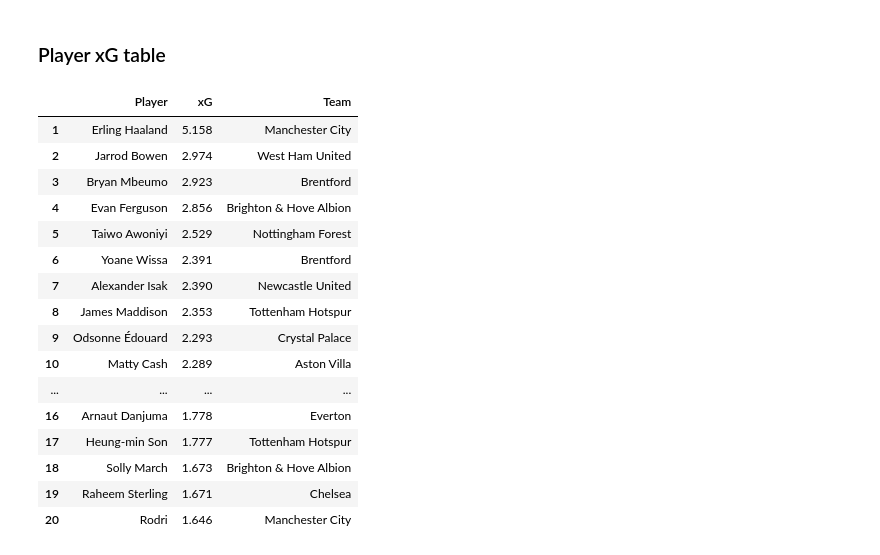
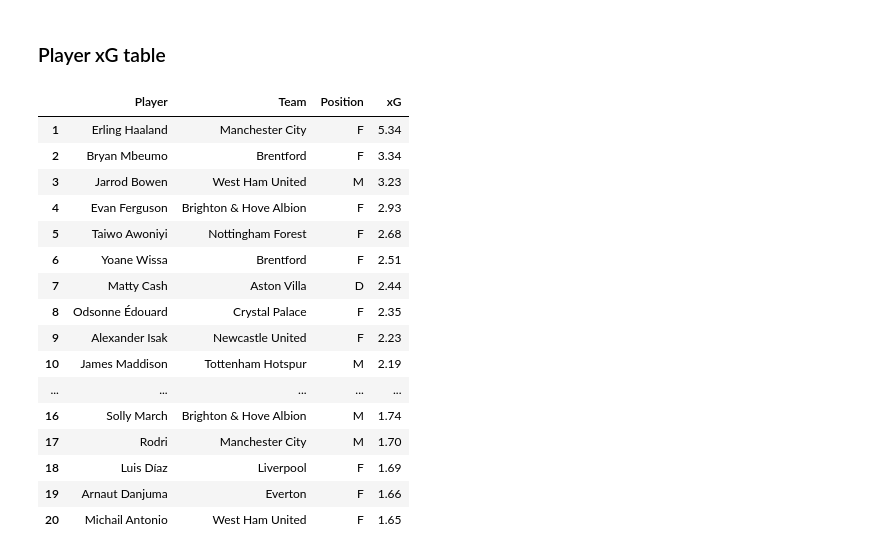
Before and after one commit to Harrison-Ward/xG, a Jupyter notebook: models/xG_model.ipynb, the cells around one changed output. Saved outputs shown, nothing was run; the diff lists cells and outputs as text; code cells hidden in the pictures.

Commit message:
Added angle to goal mouth as a feature for the model

```diff
--- a/models/xG_model.ipynb
+++ b/models/xG_model.ipynb
@@ -102,3 +160,26 @@ plt.show()
+# %%
+shot_locations = shots[['playerCoordinates.x', 'playerCoordinates.y']].values
+shots['shot.angle'] = goalmouth_angle(shot_locations, left_post, right_post, degrees=True)
+shots['shot.distance'] = np.average(distance_to_posts(shot_locations, left_post, right_post)[:-1])
+# %%
+y = shots.outcome_goal
+X = shots[
+    [
+        "playerCoordinates.x",
+        "playerCoordinates.y",
+        "playerCoordinates.z",
+        "goalMouthCoordinates.x",
+        "goalMouthCoordinates.y",
+        "goalMouthCoordinates.z",
+        "shot_sit_assisted",
+        "shot_sit_corner",
+        "shot_sit_free-kick",
+        "shot_sit_set-piece",
+        "bodyPart_left-foot",
+        "bodyPart_right-foot",
+        "shot.angle",
+    ]
+]
 # %% [markdown]
 ## Model Architecture & Compiling
 # %%
@@ -106,10 +187,14 @@ tf.random.set_seed(111)
 # %%
 # split the data
 scaler = StandardScaler()
-X_scaled = scaler.fit_transform(X)
+
 X_train, X_test, y_train, y_test = train_test_split(
-    X_scaled, y, test_size=0.20, random_state=111
+    X, y, test_size=0.20, random_state=111
 )
+
+X_train = scaler.fit_transform(X_train)
+X_test = scaler.transform(X_test)
+X_scaled = scaler.transform(X)
 # %%
 xg_model = keras.Sequential()
 
@@ -341,33 +424,35 @@ xg_table
 # %%
 xg_by_player = pd.DataFrame(shots.groupby('player.name')['xG'].sum().sort_values(ascending=False))
 
-player_team = shots[['player.name', 'team']].drop_duplicates(subset='player.name')
+player_team = shots[['player.name', 'player.position', 'team']].drop_duplicates(subset='player.name')
 
 xg_by_player = xg_by_player.merge(player_team, how='left', left_on='player.name', right_on='player.name')
 xg_by_player.reset_index(drop=True, inplace=True)
 xg_by_player.index = range(1, len(xg_by_player) + 1)
 
-xg_by_player = xg_by_player.rename(columns={'player.name': 'Player', 'team': 'Team'})
+xg_by_player = xg_by_player.rename(columns={'player.name': 'Player', 'player.position': 'Position', 'team': 'Team'})
+xg_by_player = xg_by_player[['Player', 'Team', 'Position', 'xG']]
 xg_by_player['xG'] = xg_by_player['xG'].map('{:,.2f}'.format)
+
 xg_by_player.head(20).to_markdown('../assets/xG_by_player.md', index=True)
 xg_by_player.head(20)
 # %% [output]
-|  | Player | xG | Team |
-| 1 | Erling Haaland | 5.158 | Manchester City |
-| 2 | Jarrod Bowen | 2.974 | West Ham United |
-| 3 | Bryan Mbeumo | 2.923 | Brentford |
-| 4 | Evan Ferguson | 2.856 | Brighton & Hove Albion |
-| 5 | Taiwo Awoniyi | 2.529 | Nottingham Forest |
-| 6 | Yoane Wissa | 2.391 | Brentford |
-| 7 | Alexander Isak | 2.390 | Newcastle United |
-| 8 | James Maddison | 2.353 | Tottenham Hotspur |
-| 9 | Odsonne Édouard | 2.293 | Crystal Palace |
-| 10 | Matty Cash | 2.289 | Aston Villa |
-| ... | ... | ... | ... |
-| 16 | Arnaut Danjuma | 1.778 | Everton |
-| 17 | Heung-min Son | 1.777 | Tottenham Hotspur |
-| 18 | Solly March | 1.673 | Brighton & Hove Albion |
-| 19 | Raheem Sterling | 1.671 | Chelsea |
-| 20 | Rodri | 1.646 | Manchester City |
+|  | Player | Team | Position | xG |
+| 1 | Erling Haaland | Manchester City | F | 5.34 |
+| 2 | Bryan Mbeumo | Brentford | F | 3.34 |
+| 3 | Jarrod Bowen | West Ham United | M | 3.23 |
+| 4 | Evan Ferguson | Brighton & Hove Albion | F | 2.93 |
+| 5 | Taiwo Awoniyi | Nottingham Forest | F | 2.68 |
+| 6 | Yoane Wissa | Brentford | F | 2.51 |
+| 7 | Matty Cash | Aston Villa | D | 2.44 |
+| 8 | Odsonne Édouard | Crystal Palace | F | 2.35 |
+| 9 | Alexander Isak | Newcastle United | F | 2.23 |
+| 10 | James Maddison | Tottenham Hotspur | M | 2.19 |
+| ... | ... | ... | ... | ... |
+| 16 | Solly March | Brighton & Hove Albion | M | 1.74 |
+| 17 | Rodri | Manchester City | M | 1.70 |
+| 18 | Luis Díaz | Liverpool | F | 1.69 |
+| 19 | Arnaut Danjuma | Everton | F | 1.66 |
+| 20 | Michail Antonio | West Ham United | F | 1.65 |
 # %%
 shots.to_csv('../datasets/23_24_shotmaps_augmented.csv')
```
Also changed, not shown: parts of 15 cells of this notebook.
